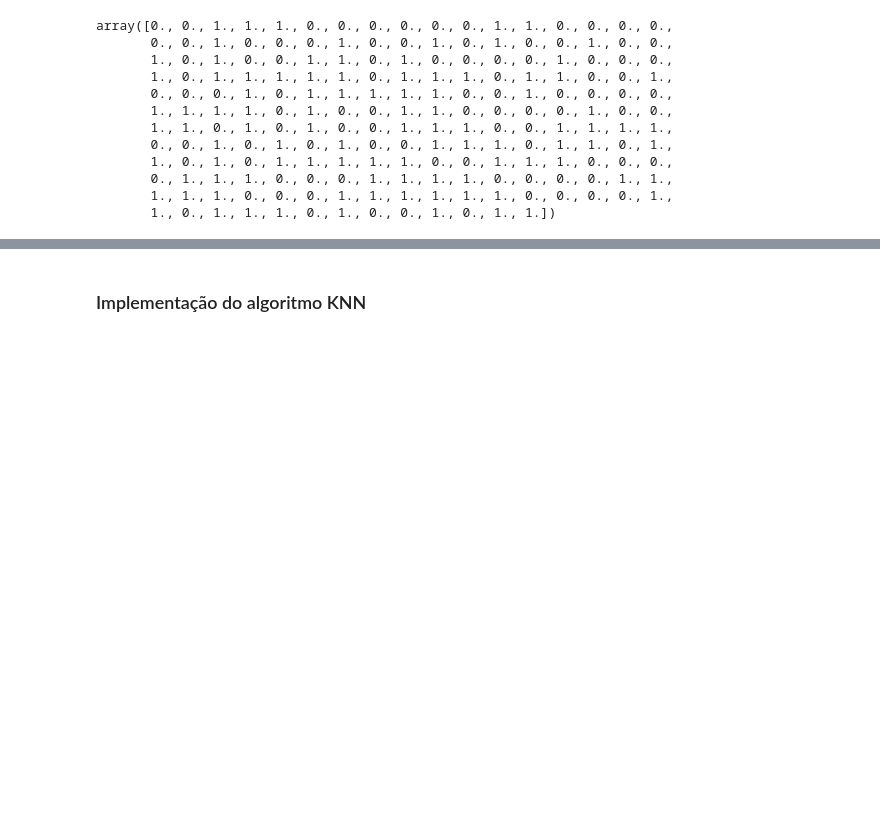
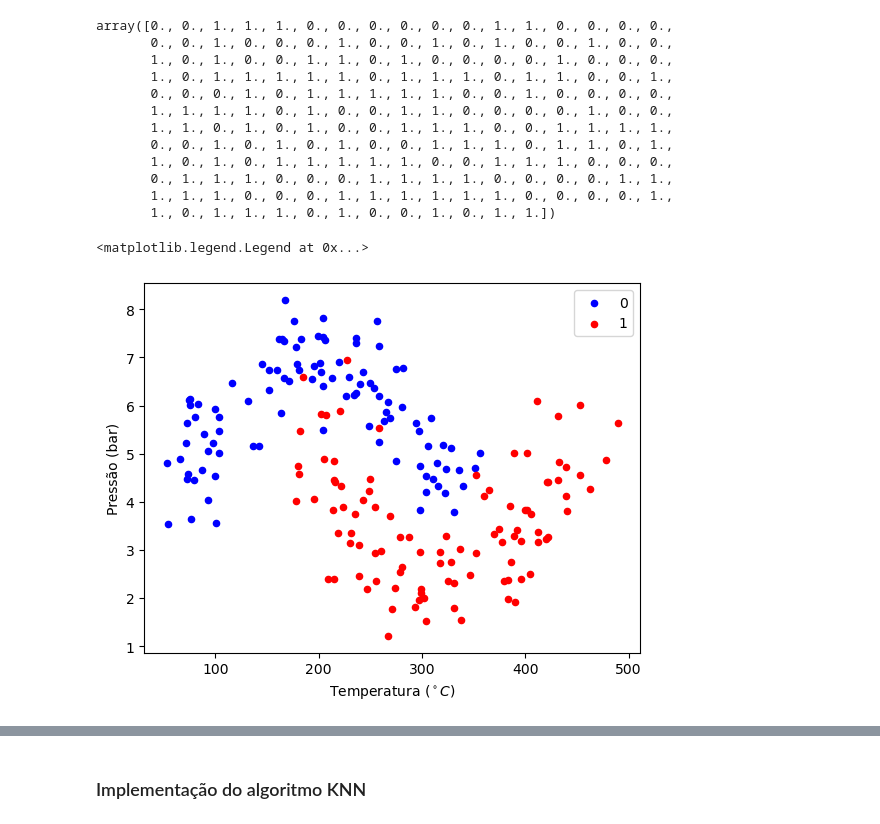
Before and after one commit to InfoFelipe/Analise_Temperatura_Pressao_KNNN, a Jupyter notebook: Knn.ipynb, the cells around one changed output, grey strips where cells are left out. Saved outputs shown, nothing was run; the diff lists cells and outputs as text; code cells hidden in the pictures; blank space fills up the shorter version.

```diff
--- a/Knn.ipynb
+++ b/Knn.ipynb
@@ -105,12 +105,15 @@ array([0., 0., 1., 1., 1., 0., 0., 0., 0., 0., 0., 1., 1., 0., 0., 0., 0.,
        1., 1., 1., 0., 0., 0., 1., 1., 1., 1., 1., 1., 0., 0., 0., 0., 1.,
        1., 0., 1., 1., 1., 0., 1., 0., 0., 1., 0., 1., 1.])
 # %%
-# plt.scatter(X[y==0, 0], X[y==0, 1], c='blue', s=20, label='0')
-# plt.scatter(X[y==1, 0], X[y==1, 1], c='red', s=20, label='1')
+plt.scatter(X[y==0, 0], X[y==0, 1], c='blue', s=20, label='0')
+plt.scatter(X[y==1, 0], X[y==1, 1], c='red', s=20, label='1')
 
-# plt.xlabel('Temperatura ($^\circ C$)')
-# plt.ylabel('Pressão (bar)')
-# plt.legend(loc='upper right')
+plt.xlabel('Temperatura ($^\circ C$)')
+plt.ylabel('Pressão (bar)')
+plt.legend(loc='upper right')
+# %% [output]
+<matplotlib.legend.Legend at 0x...>
+[figure, added]
 # %%
 teste_size_train = 0.2
 seed=6
```
Also changed, not shown: parts of 1 cell of this notebook.
